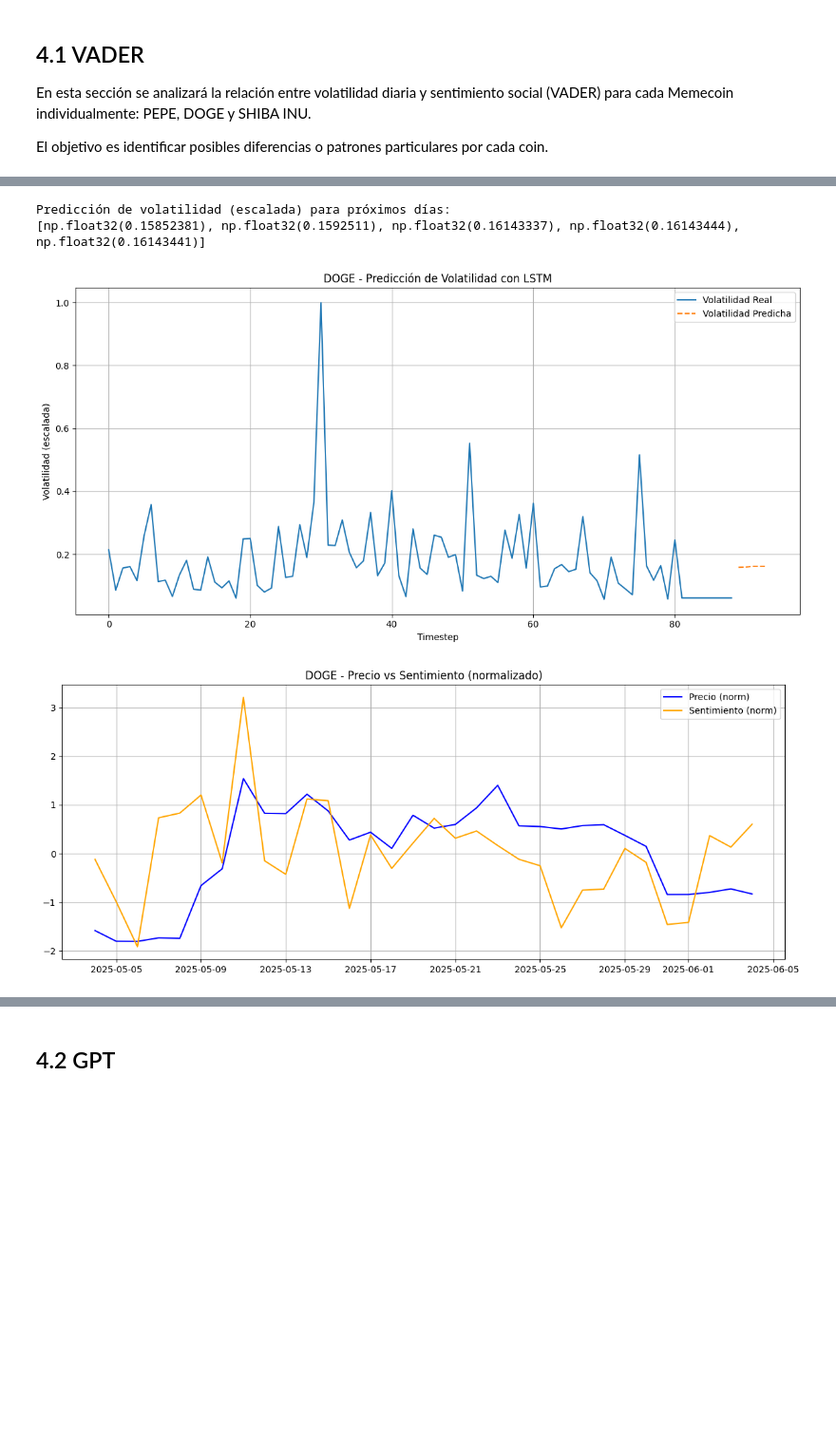
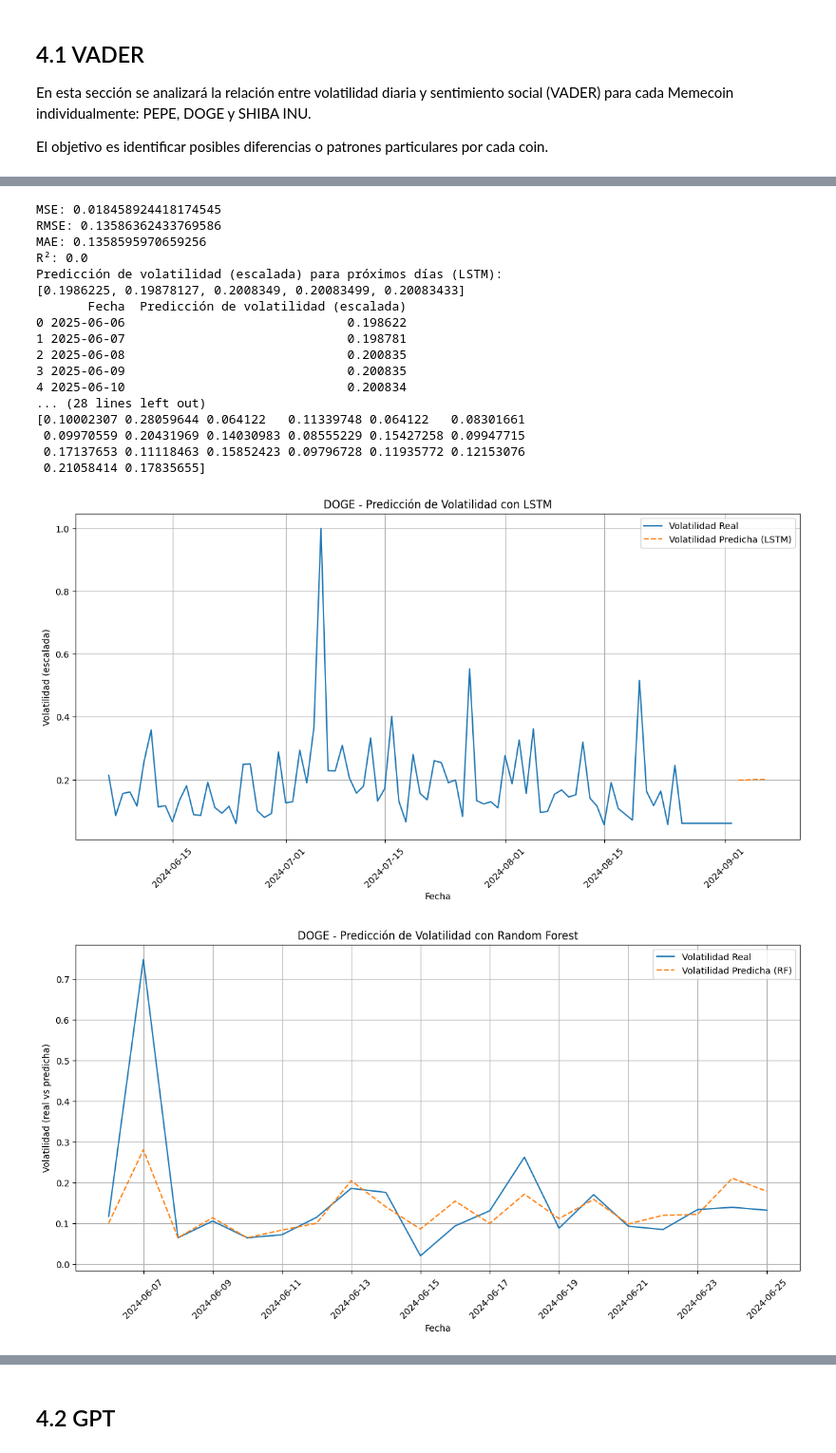
Before and after one commit to estebanolroberto/TFM_SERGIO-ROBERTO-UNIR, a Jupyter notebook: analysis/final_analysis.ipynb, the cells around one changed output, grey strips where cells are left out. Shown at 95% size. Cells and saved outputs as stored; diff of their text form; code cells hidden in the pictures; blank space fills up the shorter version.

Commit message:
Se añade modelo BERT, Se añade para preddict RandomForest con métricas para este y LSTM

```diff
--- a/analysis/final_analysis.ipynb
+++ b/analysis/final_analysis.ipynb
@@ -461,6 +689,13 @@ def load_sentiment_data(coin_name: str) -> pd.DataFrame:
     df['date'] = pd.to_datetime(df['date']).dt.normalize()
     return df
 # %%
+from sklearn.metrics import mean_squared_error, mean_absolute_error, r2_score
+import numpy as np
+from tensorflow.keras.models import Sequential
+from tensorflow.keras.layers import LSTM, Dense
+from sklearn.preprocessing import MinMaxScaler
+import pandas as pd
+
 def forecast_volatility_lstm(coin_name: str, steps=5, sequence_length=10):
     # Extraer datos
     sentiment = pd.DataFrame(list(collection_sentiment.find({
@@ -470,20 +705,17 @@ def forecast_volatility_lstm(coin_name: str, steps=5, sequence_length=10):
             {"coin": coin_name.lower()}
         ]
     })))
-    print(f"Shape: {sentiment.shape}")
-    print(f"Columns: {sentiment.columns.tolist()}")
-    print(sentiment.head(3))
     if sentiment.empty or "date" not in sentiment.columns:
         raise ValueError(f"No se encontraron datos de sentimiento válidos para '{coin_name}' (vacío o sin columna 'date').")
 
     volatility = pd.DataFrame(list(collection_volatility.find({
-    "coin": {"$regex": coin_name, "$options": "i"}
-})))
+        "coin": {"$regex": coin_name, "$options": "i"}
+    })))
     prices = pd.DataFrame(list(collection_prices.find({
-    "coin": {"$regex": coin_name, "$options": "i"}
-})))
+        "coin": {"$regex": coin_name, "$options": "i"}
+    })))
 
-    # VALIDACIÓN de datos vacíos o sin columna 'date'
+    # Validación de datos vacíos o sin columna 'date'
     for name, df in [("sentiment", sentiment), ("volatility", volatility), ("prices", prices)]:
         if df.empty or "date" not in df.columns:
             raise ValueError(f"La colección de {name} para '{coin_name}' está vacía o no tiene columna 'date'.")
@@ -506,10 +738,11 @@ def forecast_volatility_lstm(coin_name: str, steps=5, sequence_length=10):
     features = ['open', 'high', 'low', 'close', 'price', 'volume', 'market_cap', 'score']
     target = 'rel_volatility'
 
+    # Normalizar los datos
     scaler = MinMaxScaler()
     scaled = scaler.fit_transform(df[features + [target]])
 
-    # Crear secuencias
+    # Crear secuencias de entrenamiento
     X, y = [], []
     for i in range(len(scaled) - sequence_length):
         X.append(scaled[i:i+sequence_length, :-1])
@@ -533,4 +766,22 @@ def forecast_volatility_lstm(coin_name: str, steps=5, sequence_length=10):
         next_step = input_seq[-1]
         input_seq = np.append(input_seq[1:], [next_step], axis=0)
 
-    return preds, df['rel_volatility'].values[-len(y):], y
+    # Aquí estamos recortando y_true para que coincida con la longitud de preds (que tiene tamaño "steps")
+    y_true = df['rel_volatility'].values[-steps:]  # Ajustar a la longitud de pasos
+
+    # Calcular métricas de rendimiento
+    mse = mean_squared_error(y_true, preds)
+    rmse = np.sqrt(mse)
+    mae = mean_absolute_error(y_true, preds)
+    r2 = r2_score(y_true, preds)
+
+    # Devolver las predicciones y métricas
+    return {
+        'predictions': preds,
+        'mse': mse,
+        'rmse': rmse,
+        'mae': mae,
+        'r2': r2,
+        'true_values': y_true,
+        'y': y
+    }
@@ -631,7 +1004,7 @@ plt.figure(figsize=(12, 6))
 plt.title("Memecoins - Comparativa de sentimiento promedio diario")
 
 for coin in memecoins:
-    sentiment_df = load_sentiment_data(coin["symbol"])
+    sentiment_df = load_sentiment_data_vader(coin["symbol"])
     if not sentiment_df.empty:
         daily_sentiment = sentiment_df.groupby("date")["score"].mean()
         plt.plot(daily_sentiment, label=coin["symbol"])
@@ -660,4 +1019,19 @@ Columns: ['_id', 'date', 'title', 'selftext', 'url', 'subreddit', 'coin', 'filte
-Predicción de volatilidad (escalada) para próximos días:
-[np.float32(0.15852381), np.float32(0.1592511), np.float32(0.16143337), np.float32(0.16143444), np.float32(0.16143441)]
+MSE: 0.018458924418174545
+RMSE: 0.13586362433769586
+MAE: 0.1358595970659256
+R²: 0.0
+Predicción de volatilidad (escalada) para próximos días (LSTM):
+[0.1986225, 0.19878127, 0.2008349, 0.20083499, 0.20083433]
+       Fecha  Predicción de volatilidad (escalada)
+0 2025-06-06                              0.198622
+1 2025-06-07                              0.198781
+2 2025-06-08                              0.200835
+3 2025-06-09                              0.200835
+4 2025-06-10                              0.200834
+... (28 lines left out)
+[0.10002307 0.28059644 0.064122   0.11339748 0.064122   0.08301661
+ 0.09970559 0.20431969 0.14030983 0.08555229 0.15427258 0.09947715
+ 0.17137653 0.11118463 0.15852423 0.09796728 0.11935772 0.12153076
+ 0.21058414 0.17835655]
-[figure, old version]
+[figure, new version]
-[figure, old version]
+[figure, new version]
```
Also changed, not shown: parts of 26 cells of this notebook.
